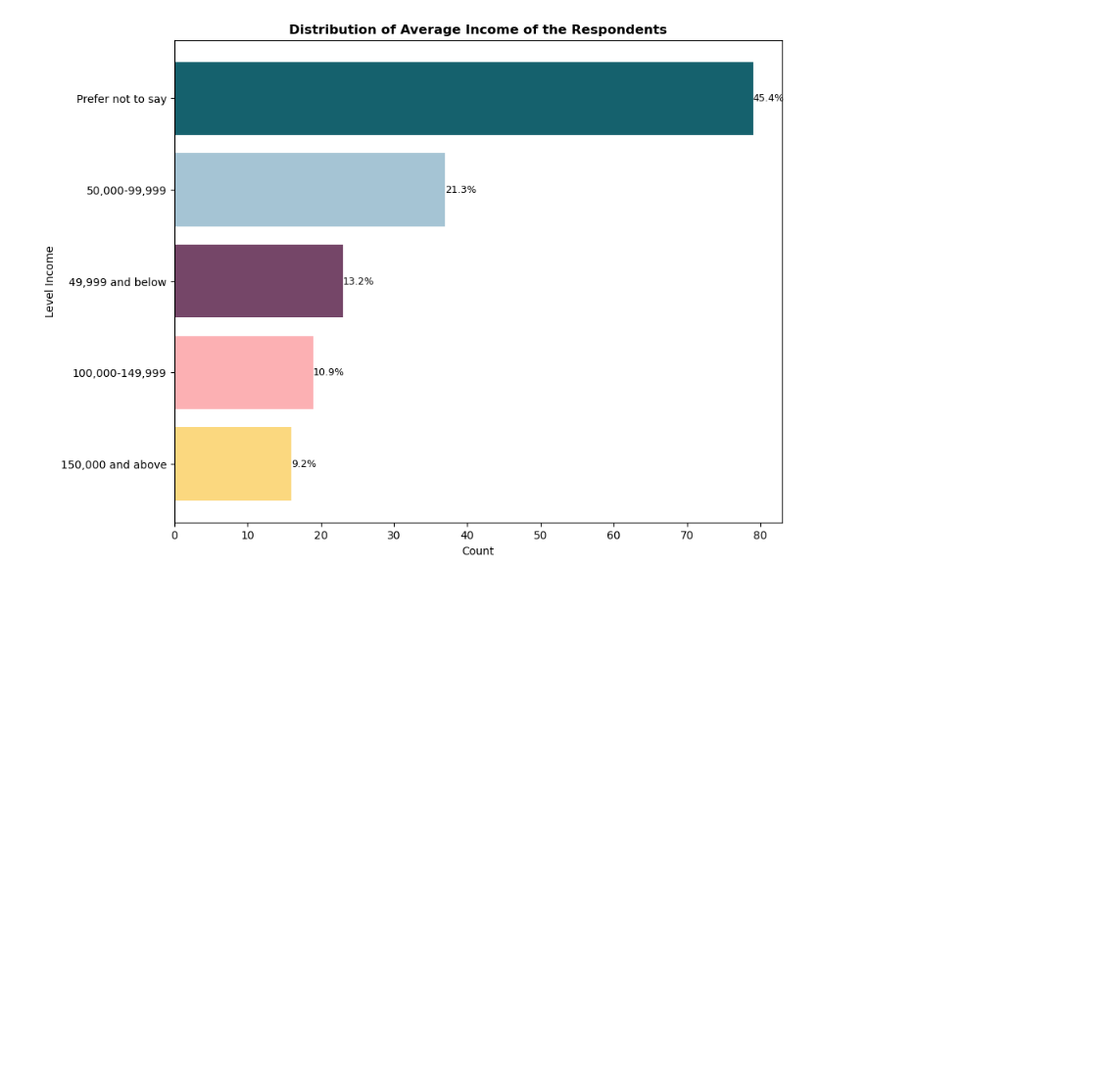
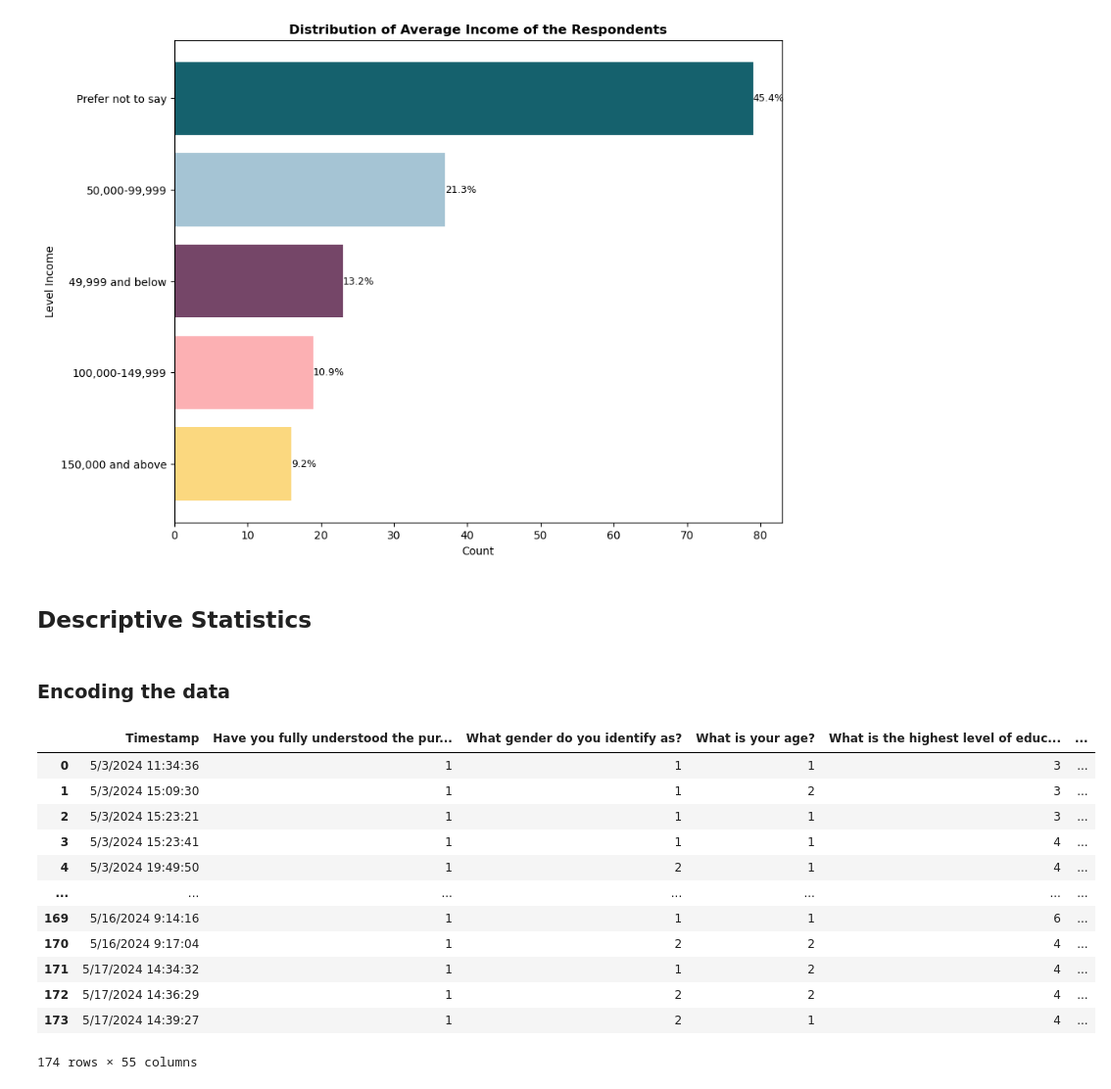
Before and after one commit to Lorraine254/likertScaleAnalysis, a Jupyter notebook: analysis_v1.ipynb, the cells around one changed output. Shown: that part at 98% size. Drawn from its saved outputs; the diff is of its cells as text; code cells hidden in the pictures; blank space fills up the shorter version.

```diff
--- a/analysis_v1.ipynb
+++ b/analysis_v1.ipynb
@@ -353,3 +329,11 @@ income_counts = income_counts.sort_values(ascending=False)
 plotbBarGraph(categories=categories, values=income_counts, title='Distribution of Average Income of the Respondents',xlabel='Count',ylabel='Level Income', isHorizontal=True)
 # %% [output]
 [figure]
+# %% [markdown]
+## Descriptive Statistics
+# %% [markdown]
+### Encoding the data
+# %%
+halisi_df=df
+# %%
+halisi_df = halisi_df.drop(columns='Informed Consent options')
@@ -355,0 +413,16 @@ plotbBarGraph(categories=categories, values=income_counts, title='Distribution o
+# %%
+halisi_df
+# %% [output]
+|  | Timestamp | Have you fully understood the pur... | What gender do you identify as? | What is your age? | What is the highest level of educ... | ... |
+| 0 | 5/3/2024 11:34:36 | 1 | 1 | 1 | 3 | ... |
+| 1 | 5/3/2024 15:09:30 | 1 | 1 | 2 | 3 | ... |
+| 2 | 5/3/2024 15:23:21 | 1 | 1 | 1 | 3 | ... |
+| 3 | 5/3/2024 15:23:41 | 1 | 1 | 1 | 4 | ... |
+| 4 | 5/3/2024 19:49:50 | 1 | 2 | 1 | 4 | ... |
+| ... | ... | ... | ... | ... | ... | ... |
+| 169 | 5/16/2024 9:14:16 | 1 | 1 | 1 | 6 | ... |
+| 170 | 5/16/2024 9:17:04 | 1 | 2 | 2 | 4 | ... |
+| 171 | 5/17/2024 14:34:32 | 1 | 1 | 2 | 4 | ... |
+| 172 | 5/17/2024 14:36:29 | 1 | 2 | 2 | 4 | ... |
+| 173 | 5/17/2024 14:39:27 | 1 | 2 | 1 | 4 | ... |
+174 rows × 55 columns
```
Also changed, not shown: parts of 15 cells of this notebook.
